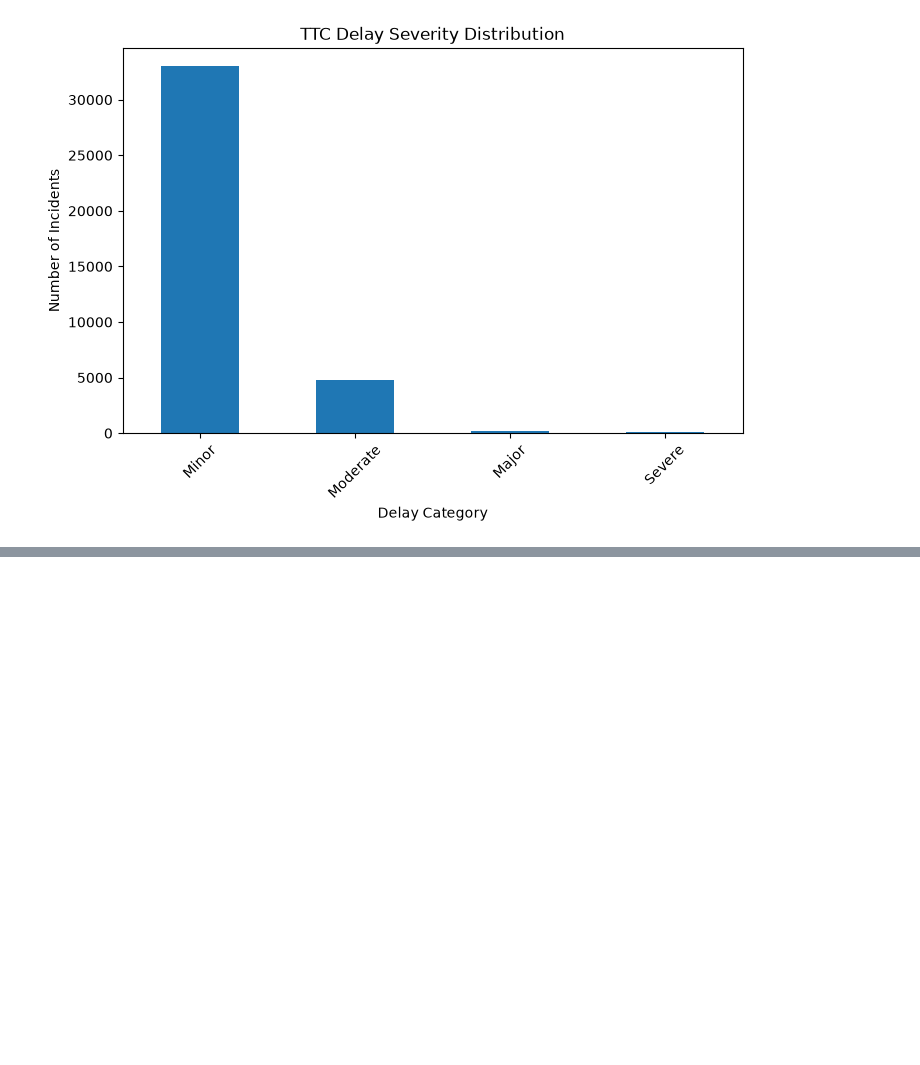
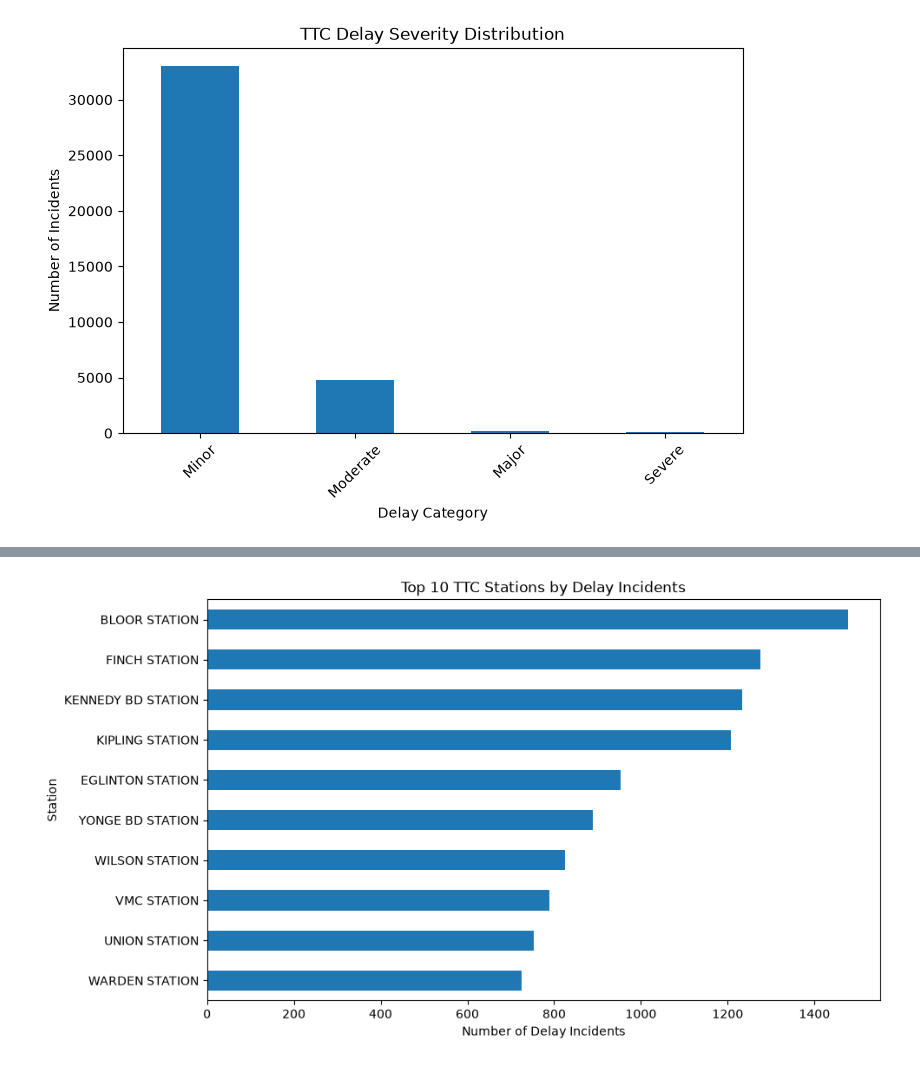
Before and after one commit to SaihajSaini/Toronto-TTC-Delay-Intelligence-Dashboard, a Jupyter notebook: Notebooks/01_ttc_data_exploration.ipynb, the cells around one changed output, grey strips where cells are left out. Drawn from its saved outputs; the diff is of its cells as text; code cells hidden in the pictures; blank space fills up the shorter version.

```diff
--- a/Notebooks/01_ttc_data_exploration.ipynb
+++ b/Notebooks/01_ttc_data_exploration.ipynb
@@ -676,0 +686,8 @@ plt.show()
+# %%
+top_station_delays = (
+    clean_df["Station"]
+    .value_counts()
+    .head(10)
+)
+
+top_station_delays
@@ -676,0 +707,15 @@ plt.show()
+# %%
+import matplotlib.pyplot as plt
+
+top_station_delays.sort_values().plot(
+    kind="barh",
+    figsize=(10,6)
+)
+
+plt.title("Top 10 TTC Stations by Delay Incidents")
+plt.xlabel("Number of Delay Incidents")
+plt.ylabel("Station")
+
+plt.show()
+# %% [output]
+[figure, added]
```
Also changed, not shown: parts of 8 cells of this notebook.
